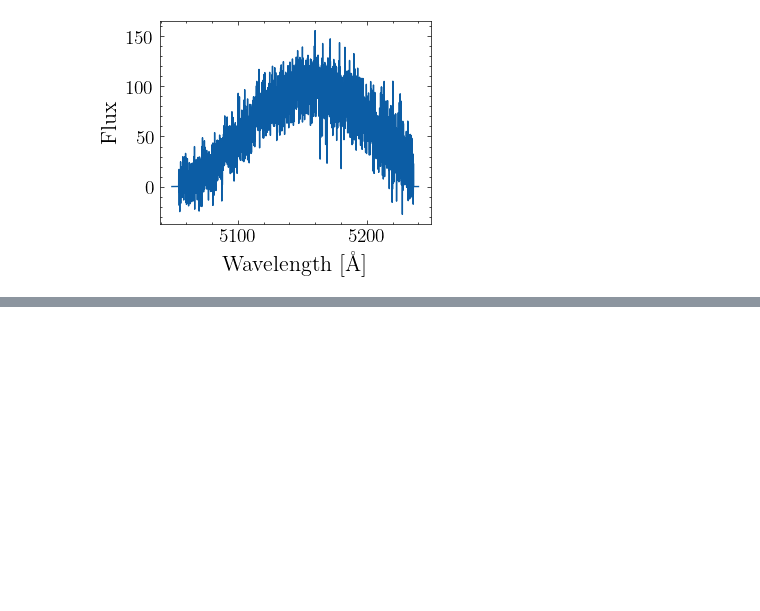
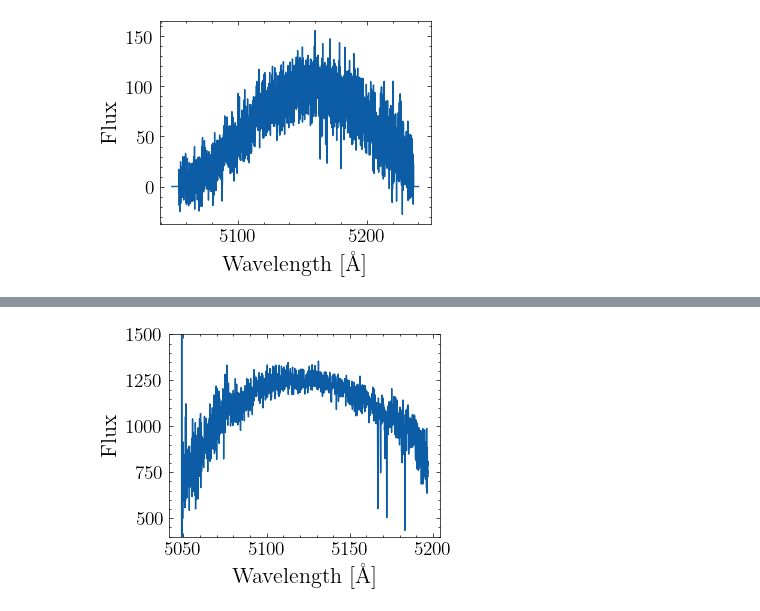
Before and after one commit to pranav-nagarajan/Low-Metallicity-Binaries, a Jupyter notebook: How_To_Read_Spectra.ipynb, the cells around one changed output, grey strips where cells are left out. Drawn from its saved outputs; the diff is of its cells as text; code cells hidden in the pictures; blank space fills up the shorter version.

```diff
--- a/How_To_Read_Spectra.ipynb
+++ b/How_To_Read_Spectra.ipynb
@@ -58,0 +79,11 @@ plt.plot(apf_exwavl, apf_exflux);
+# %%
+# Example spectral order from MIKE spectrum
+
+_ = plt.figure()
+plt.xlabel('Wavelength [\AA]', size = 16)
+plt.ylabel('Flux', size = 16)
+plt.tick_params(labelsize = 14, which = 'both')
+plt.plot(red_wavl[30], red_flux[30])
+plt.ylim(400, 1500);
+# %% [output]
+[figure, added]
```
Also changed, not shown: parts of 7 cells of this notebook, 3 other files.
